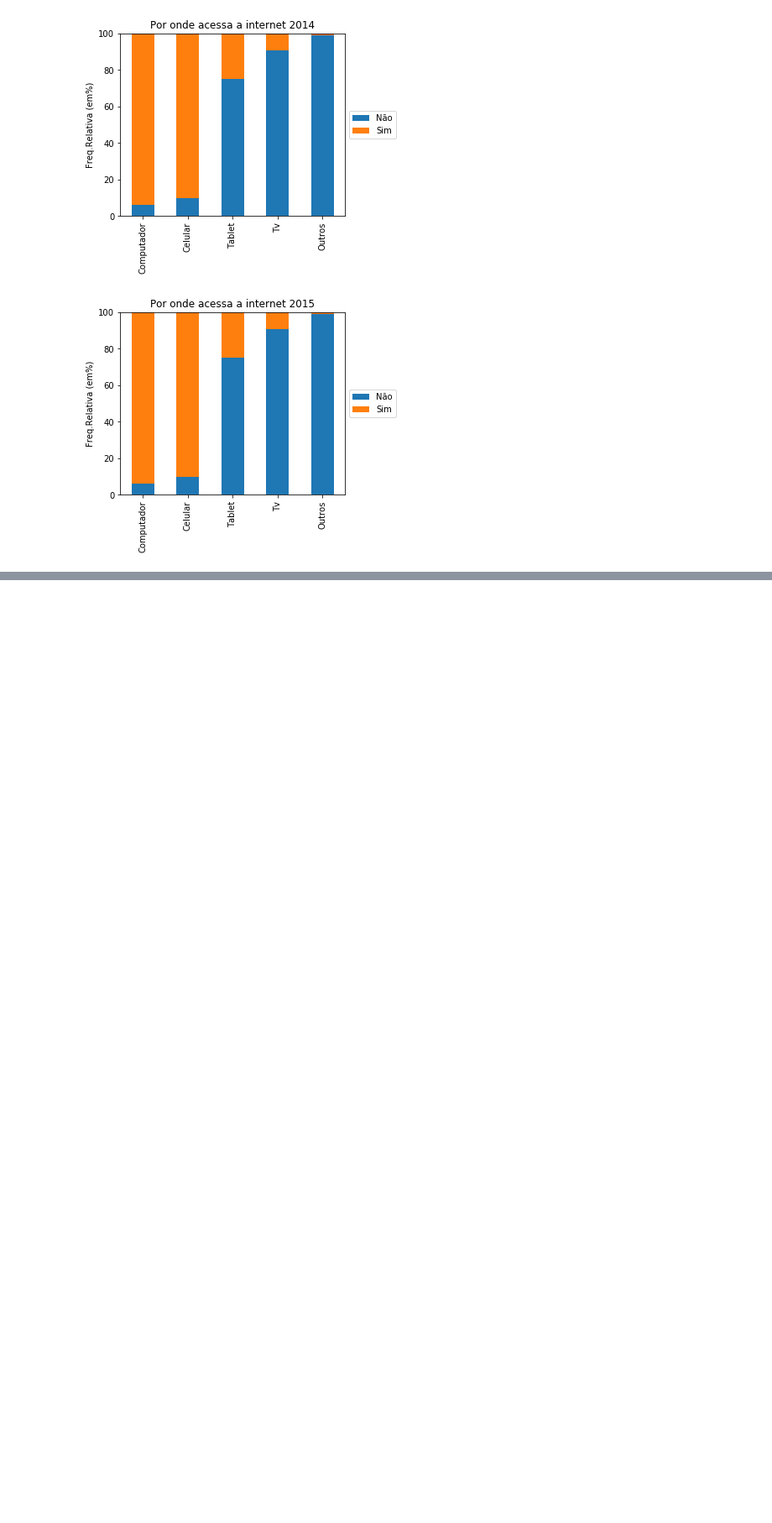
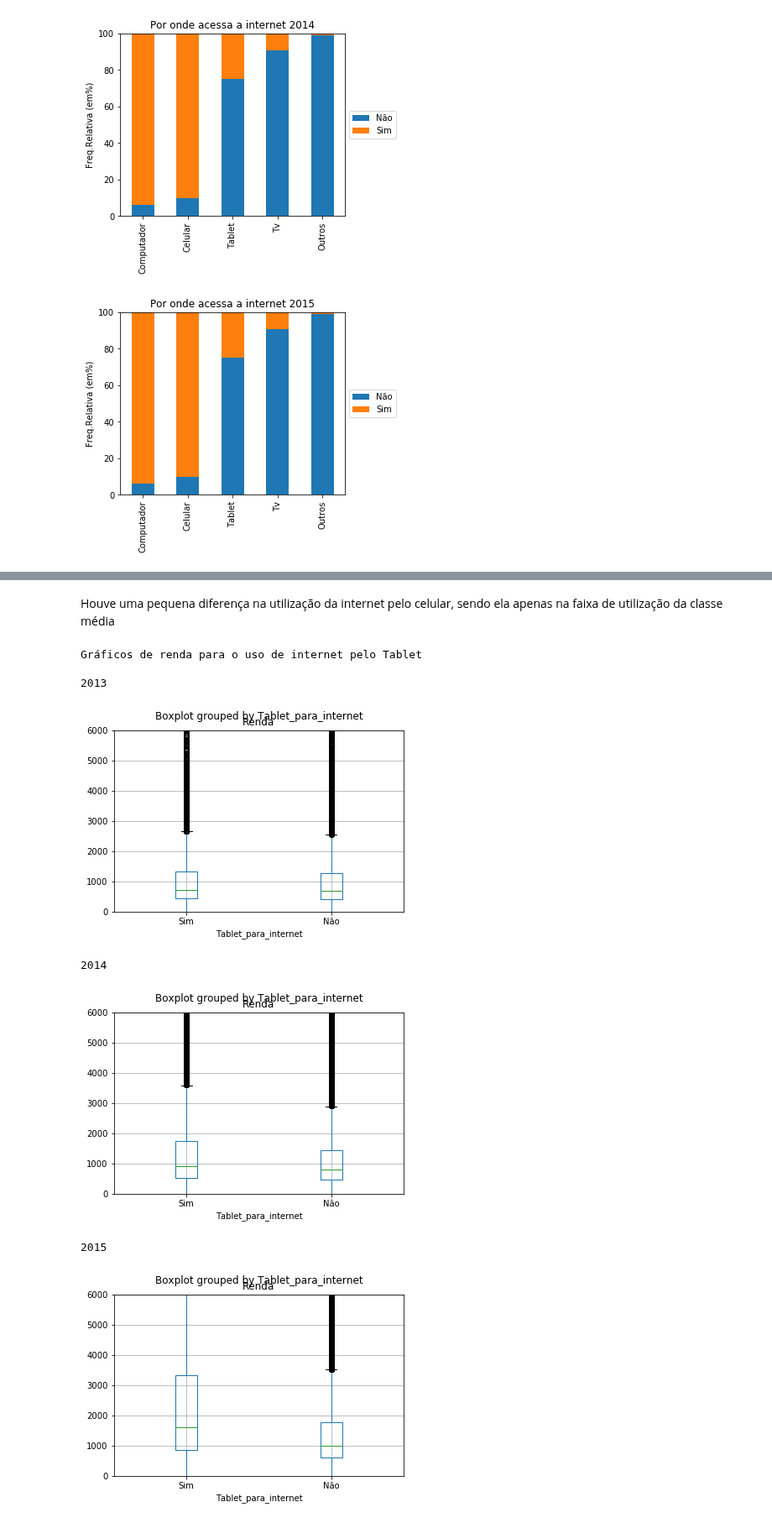
Before and after one commit to vinihsu/Ci-ncia-dos-Dados, a Jupyter notebook: Projeto 1.ipynb, the cells around one changed output, grey strips where cells are left out. Shown at 84% size. Drawn from its saved outputs; the diff is of its cells as text; code cells hidden in the pictures; blank space fills up the shorter version.

```diff
--- a/Projeto 1.ipynb
+++ b/Projeto 1.ipynb
@@ -581,0 +667,25 @@ plt.show()
+# %% [markdown]
+Houve uma pequena diferença na utilização da internet pelo celular, sendo ela apenas na faixa de utilização da classe média
+# %%
+print("Gráficos de renda para o uso de internet pelo Tablet\n")
+print("2013\n")
+plot = notas13.boxplot(column="Renda", by='Tablet_para_internet')
+plt.ylim(0,6000)
+plt.show()
+print("2014\n")
+plot = notas14.boxplot(column="Renda", by='Tablet_para_internet')
+plt.ylim(0,6000)
+plt.show()
+print("2015\n")
+plot = notas.boxplot(column="Renda", by='Tablet_para_internet')
+plt.ylim(0,6000)
+plt.show()
+# %% [output]
+Gráficos de renda para o uso de internet pelo Tablet
+
+2013
+[figure, added]
+2014
+[figure, added]
+2015
+[figure, added]
```
Also changed, not shown: parts of 15 cells of this notebook, 9 other files.
